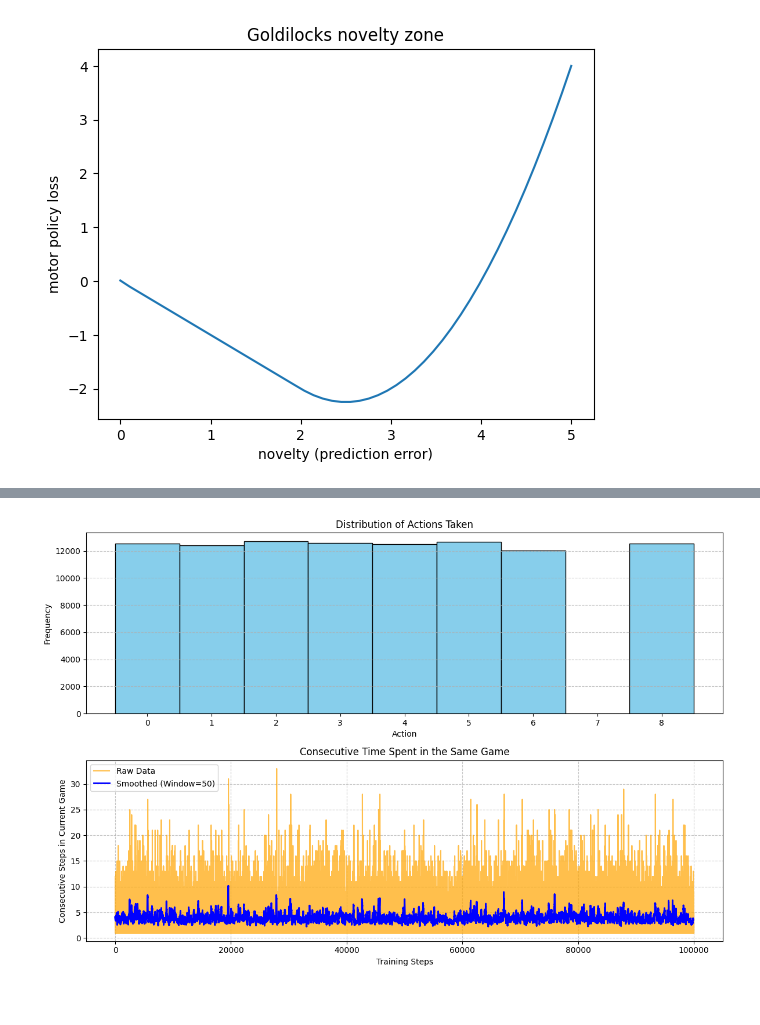
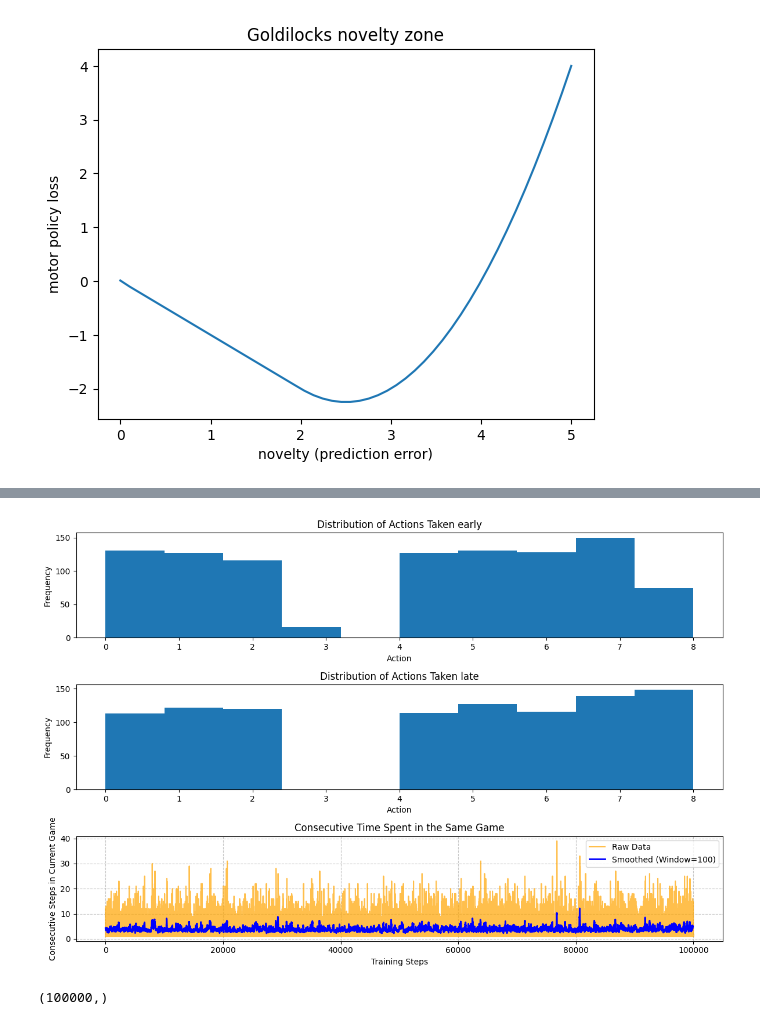
Before and after one commit to jordandekraker/HippoNet, a Jupyter notebook: AtariSpace_HnetMem.ipynb, the cells around one changed output, grey strips where cells are left out. Drawn from its saved outputs; the diff is of its cells as text; code cells hidden in the pictures.

```diff
--- a/AtariSpace_HnetMem.ipynb
+++ b/AtariSpace_HnetMem.ipynb
@@ -298,9 +331,9 @@ current_LV, recon_frame = vnet(AtariSpace.current_frame)
 
 log = []
 t = time.time()
-plot_every_n = 1000
+plot_every_n = 1
 
-for i in range(100000):
+for i in range(100):
 
     # Choose an action
     action, action_probs = mnet.select_action(current_LV)  # Output raw action probabilities
@@ -319,14 +352,17 @@ for i in range(100000):
     VOptim.step()
 
     # Make a prediction of the next latent variable using current LV and action
-    predicted_LV = hnet(current_LV.detach(), action_probs.detach())
+    predicted_LV, cluster_weights = hnet(current_LV.detach(), action_probs.detach())
+    # Use the cluster_weights to calculate exploration objectives (e.g., entropy, curiosity)
+    exploration_loss = -torch.sum(cluster_weights * torch.log(cluster_weights + 1e-8))  # Entropy-based loss
+
     predicted_frame = vnet.backward(predicted_LV)
 
     # Get the actual next LV
     next_LV, next_recon_frame = vnet.forward(next_frame)
 
     # Train HNet to predict next LV from the current LV
-    hloss = HLoss(predicted_LV, next_LV.detach())
+    hloss = HLoss(predicted_LV, next_LV.detach()) + exploration_loss
     HOptim.zero_grad()
     hloss.backward()  # Backpropagate only for hnet
     HOptim.step()
@@ -340,7 +376,7 @@ for i in range(100000):
 
     # Log and visualize
     if i % plot_every_n == 0:
-        AtariSpace.live_plot([next_frame, next_recon_frame, predicted_frame])
+        AtariSpace.live_plot([next_frame, next_recon_frame, predicted_frame], file_name='Hnet-clustering_trained.gif')
         print(f"Iteration: {i}, VLoss: {vloss.item():.4f}, HLoss: {hloss.item():.4f}, MLoss: {mloss.item():.4f}")
     log.append([vloss.cpu().detach(), hloss.cpu().detach(), mloss.cpu().detach(), action.cpu().detach(), AtariSpace.g])
 
@@ -415,6 +451,9 @@ plot_logs(log)
 def moving_average(data, window_size=100):
     cumsum = np.cumsum(np.insert(data, 0, 0))  # Cumulative sum with a leading zero
     return (cumsum[window_size:] - cumsum[:-window_size]) / window_size
+
+games = np.array([entry[4] for entry in log])
+actions = np.array([entry[3] for entry in log])
 
 # Compute time spent in the same game consecutively (streaks)
 game_streaks = []
@@ -444,41 +483,48 @@ for game in games:
         if streak_idx < len(game_streaks):  # Ensure we stay within bounds
             current_streak_length = game_streaks[streak_idx]
 
 # Smooth the data
 smoothed_game_streaks = moving_average(game_streaks_full)
 
 # Plot 1: Histogram of actions taken
 plt.figure(figsize=(12, 8))
 
-plt.subplot(2, 1, 1)
-plt.hist(actions, bins=np.arange(max(actions) + 2) - 0.5, color='skyblue', edgecolor='black')
-plt.title("Distribution of Actions Taken")
+plt.subplot(3, 1, 1)
+plt.hist(actions[:1000])
+plt.title("Distribution of Actions Taken early")
 plt.xlabel("Action")
 plt.ylabel("Frequency")
-plt.xticks(range(max(actions) + 1))  # Ensure all actions are labeled
-plt.grid(axis='y', linestyle='--', alpha=0.7)
+plt.subplot(3, 1, 2)
+plt.hist(actions[-1000:])
+plt.title("Distribution of Actions Taken late")
+plt.xlabel("Action")
+plt.ylabel("Frequency")
 
 # Plot 2: Consecutive time spent in the same game with smoothing
-plt.subplot(2, 1, 2)
+plt.subplot(3, 1, 3)
 plt.plot(game_streaks_full, label="Raw Data", color='orange', alpha=0.7)
 plt.plot(
     range(len(smoothed_game_streaks)),
     smoothed_game_streaks,
-    label=f"Smoothed (Window=50)",
+    label=f"Smoothed (Window=100)",
     color='blue',
     linewidth=2
 )
 plt.title("Consecutive Time Spent in the Same Game")
 plt.xlabel("Training Steps")
 plt.ylabel("Consecutive Steps in Current Game")
 plt.legend()
 plt.grid(linestyle='--', alpha=0.7)
 
 # Show the plots
 plt.tight_layout()
 plt.show()
 # %% [output]
-[figure, old version]
+[figure, new version]
+# %%
+np.array(games).shape
+# %% [output]
+(100000,)
 # %%
 # torch.save(vnet.state_dict(),'VNet_saved_memtrained')
 # torch.save(hnet.state_dict(),'HNet_saved')
```
Also changed, not shown: parts of 4 cells of this notebook, 1 other file.
